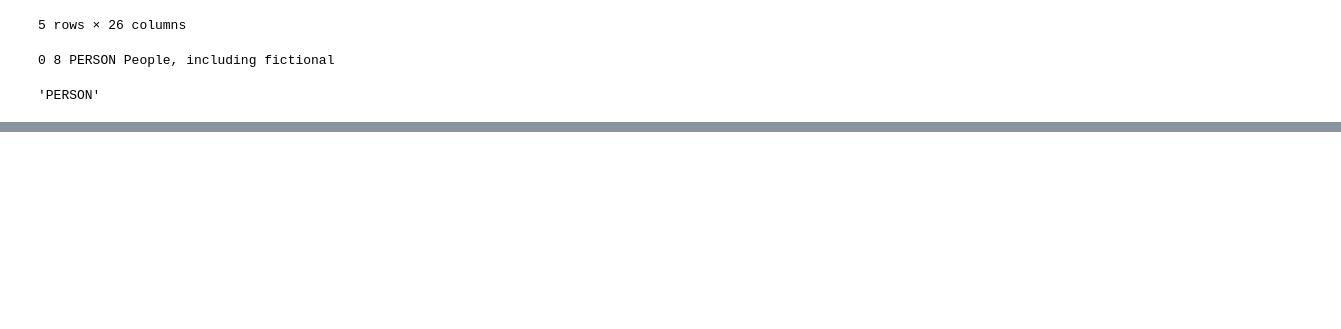
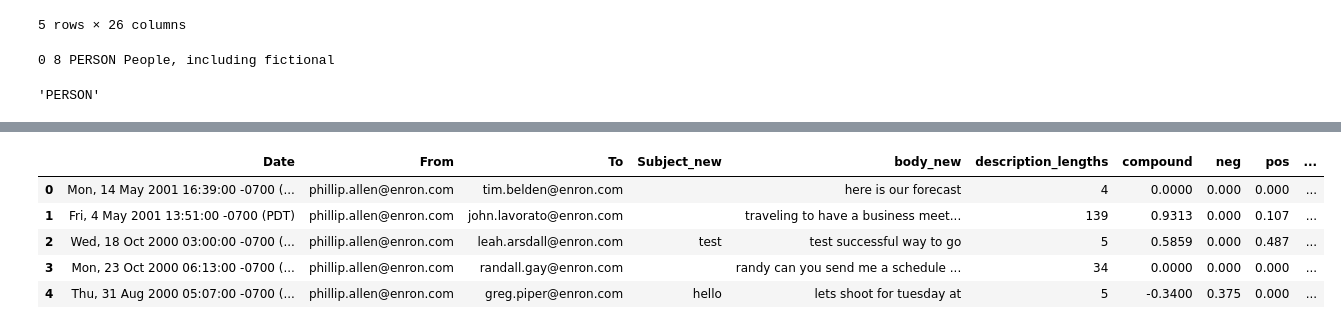
Before and after one commit to rgalindo-wl/mlops-bootcamp-capstone-emails, a Jupyter notebook: model/src/example.ipynb, the cells around one changed output, grey strips where cells are left out. Saved outputs shown, nothing was run; the diff lists cells and outputs as text; code cells hidden in the pictures; blank space fills up the shorter version.

```diff
--- a/model/src/example.ipynb
+++ b/model/src/example.ipynb
@@ -282,4 +262,5 @@ ent.label_
 # %%
-enrample = enron.head()
+enrample = enron
 enrample['nlp'] = enrample['body_new'].apply(lambda x: [ spacy.explain(ent.label_) for ent in nlp(x).ents ])
-enrample
+enrample['nlp_ent'] = enrample['body_new'].apply(lambda x: [ ent.text for ent in nlp(x).ents ])
+enrample['doc'] = enrample['body_new'].apply(lambda x: nlp(x))
@@ -308,0 +313,5 @@ enrample
+# %%
+text_to_compare = "You are a complete mess!"
+doc_to_compare = nlp(text_to_compare)
+enrample['similarity'] = enrample['doc'].apply( [ lambda x: doc_to_compare.similarity(x)])
+enrample[["body_new","doc","similarity"]]
@@ -308,0 +352,11 @@ enrample
+# %%
+enrample[["Date","From","To","Subject_new","body_new",
+          "description_lengths","compound","neg",
+          "pos","neu","nlp","nlp_ent","doc","similarity"]].head()
+# %% [output]
+|  | Date | From | To | Subject_new | body_new | description_lengths | compound | neg | pos | ... |
+| 0 | Mon, 14 May 2001 16:39:00 -0700 (... | phillip.allen@enron.com | tim.belden@enron.com |  | here is our forecast | 4 | 0.0000 | 0.000 | 0.000 | ... |
+| 1 | Fri, 4 May 2001 13:51:00 -0700 (PDT) | phillip.allen@enron.com | john.lavorato@enron.com |  | traveling to have a business meet... | 139 | 0.9313 | 0.000 | 0.107 | ... |
+| 2 | Wed, 18 Oct 2000 03:00:00 -0700 (... | phillip.allen@enron.com | leah.arsdall@enron.com | test | test successful way to go | 5 | 0.5859 | 0.000 | 0.487 | ... |
+| 3 | Mon, 23 Oct 2000 06:13:00 -0700 (... | phillip.allen@enron.com | randall.gay@enron.com |  | randy can you send me a schedule ... | 34 | 0.0000 | 0.000 | 0.000 | ... |
+| 4 | Thu, 31 Aug 2000 05:07:00 -0700 (... | phillip.allen@enron.com | greg.piper@enron.com | hello | lets shoot for tuesday at | 5 | -0.3400 | 0.375 | 0.000 | ... |
```
Also changed, not shown: parts of 25 cells of this notebook, 1 other file.
